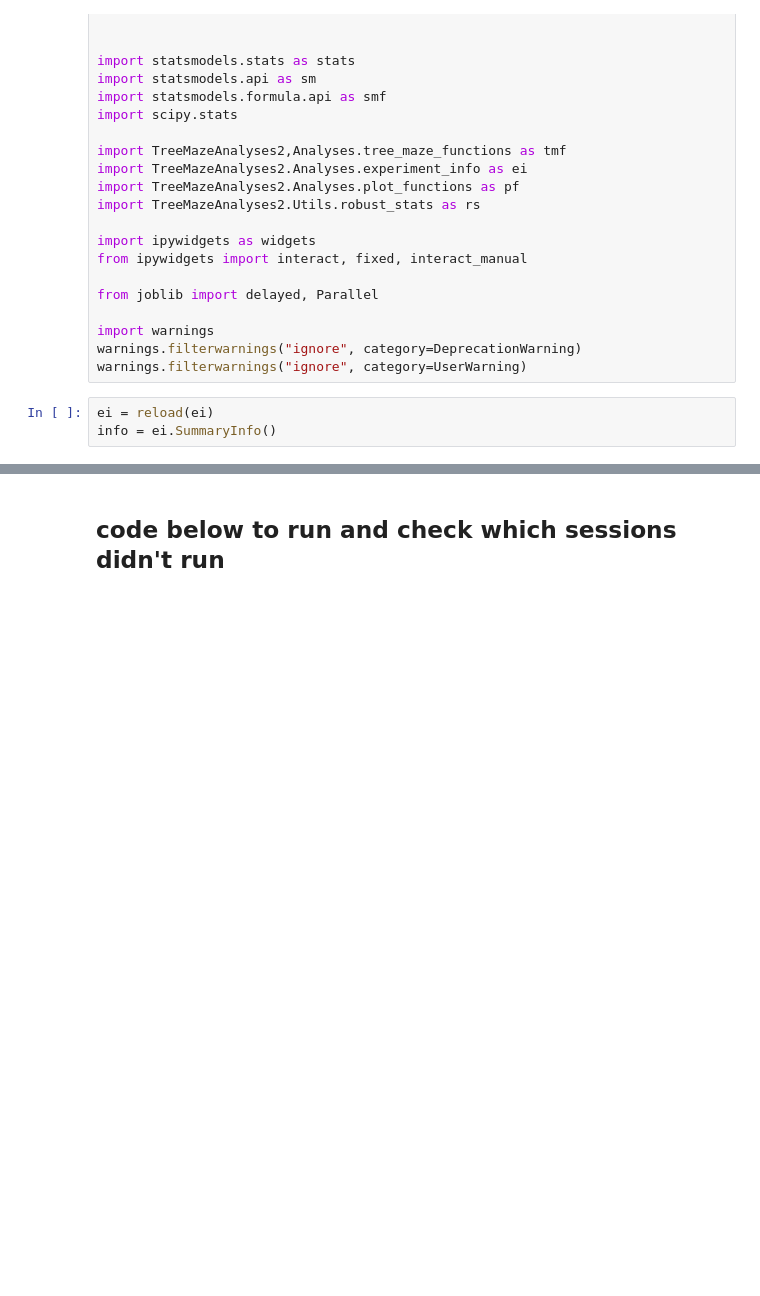
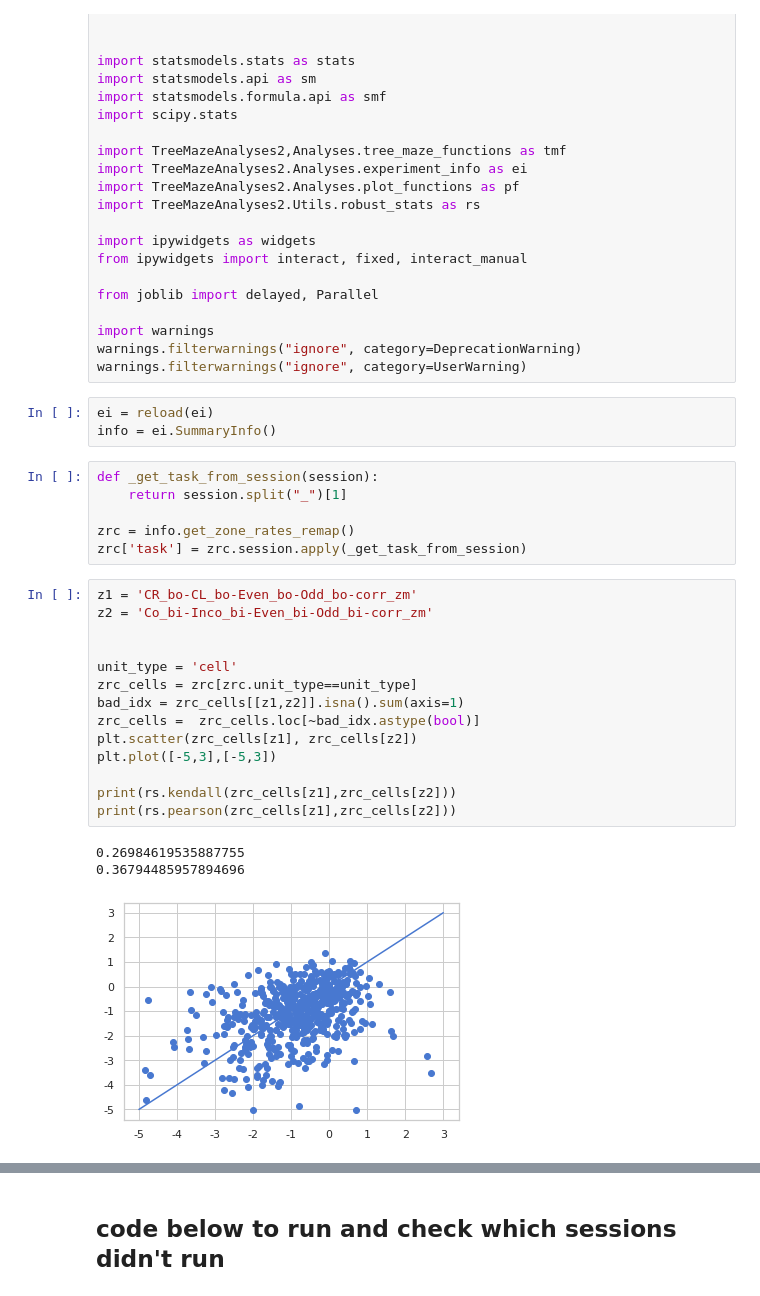
Before and after one commit to alexgonzl/TMA, a Jupyter notebook: Notebooks/TM/fig2_remapping.ipynb, the cells around one changed output, grey strips where cells are left out. Cells and saved outputs as stored; diff of their text form; blank space fills up the shorter version.

Commit message:
figure updates

```diff
--- a/Notebooks/TM/fig2_remapping.ipynb
+++ b/Notebooks/TM/fig2_remapping.ipynb
@@ -32,3 +32,27 @@ warnings.filterwarnings("ignore", category=UserWarning)
 # %%
 ei = reload(ei)
 info = ei.SummaryInfo()
+# %%
+def _get_task_from_session(session):
+    return session.split("_")[1]
+
+zrc = info.get_zone_rates_remap()
+zrc['task'] = zrc.session.apply(_get_task_from_session)
+# %%
+z1 = 'CR_bo-CL_bo-Even_bo-Odd_bo-corr_zm'
+z2 = 'Co_bi-Inco_bi-Even_bi-Odd_bi-corr_zm'
+
+
+unit_type = 'cell'
+zrc_cells = zrc[zrc.unit_type==unit_type]
+bad_idx = zrc_cells[[z1,z2]].isna().sum(axis=1)
+zrc_cells =  zrc_cells.loc[~bad_idx.astype(bool)]
+plt.scatter(zrc_cells[z1], zrc_cells[z2])
+plt.plot([-5,3],[-5,3])
+
+print(rs.kendall(zrc_cells[z1],zrc_cells[z2]))
+print(rs.pearson(zrc_cells[z1],zrc_cells[z2]))
+# %% [output]
+0.26984619535887755
+0.36794485957894696
+[figure, added]
```
Also changed, not shown: parts of 2 cells of this notebook, 13 other files.
